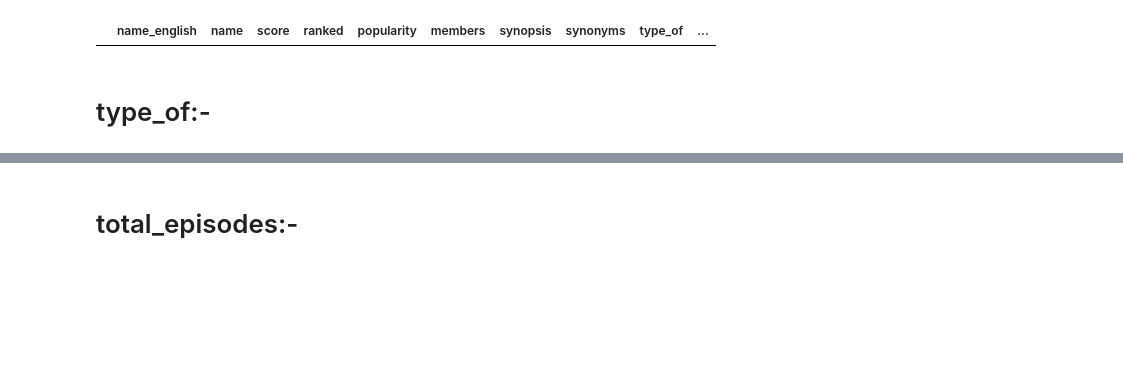
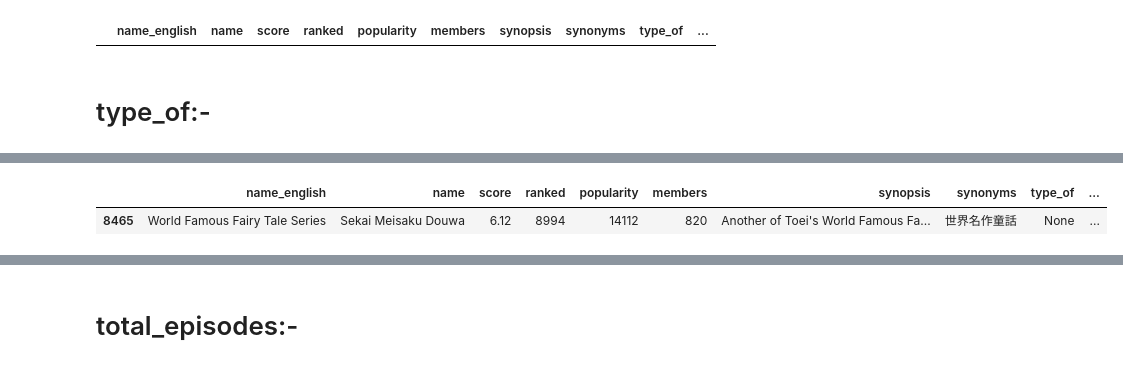
Before and after one commit to manoj-323/recani, a Jupyter notebook: recani/data preprocessing.ipynb, the cells around one changed output, grey strips where cells are left out. Cells and saved outputs as stored; diff of their text form; code cells hidden in the pictures; blank space fills up the shorter version.

```diff
--- a/recani/data preprocessing.ipynb
+++ b/recani/data preprocessing.ipynb
@@ -8,6 +9,6 @@ pd.set_option('display.max_columns', None)
 display.max_characters = None
 # %%
-df = pd.read_json(r"C:\Users\22213\OneDrive\Desktop\recani\recani\data\raw_ranked_data.json")
+df = pd.read_json(r"C:\Users\22213\OneDrive\Desktop\recani\recani\data and model\raw_ranked_data.json")
 # %%
 df.info()
 # %% [output]
@@ -264,3 +294,8 @@ array(['TV', 'Movie', 'OVA', 'TV Special', 'ONA', 'Special'], dtype=object)
+# %%
+df[df['type_of'].isna()]
+# %% [output]
+|  | name_english | name | score | ranked | popularity | members | synopsis | synonyms | type_of | ... |
+| 8465 | World Famous Fairy Tale Series | Sekai Meisaku Douwa | 6.12 | 8994 | 14112 | 820 | Another of Toei's World Famous Fa... | 世界名作童話 | None | ... |
 # %%
 df['type_of'].value_counts()
 # %% [output]
```
Also changed, not shown: parts of 113 cells of this notebook, 17 other files.
